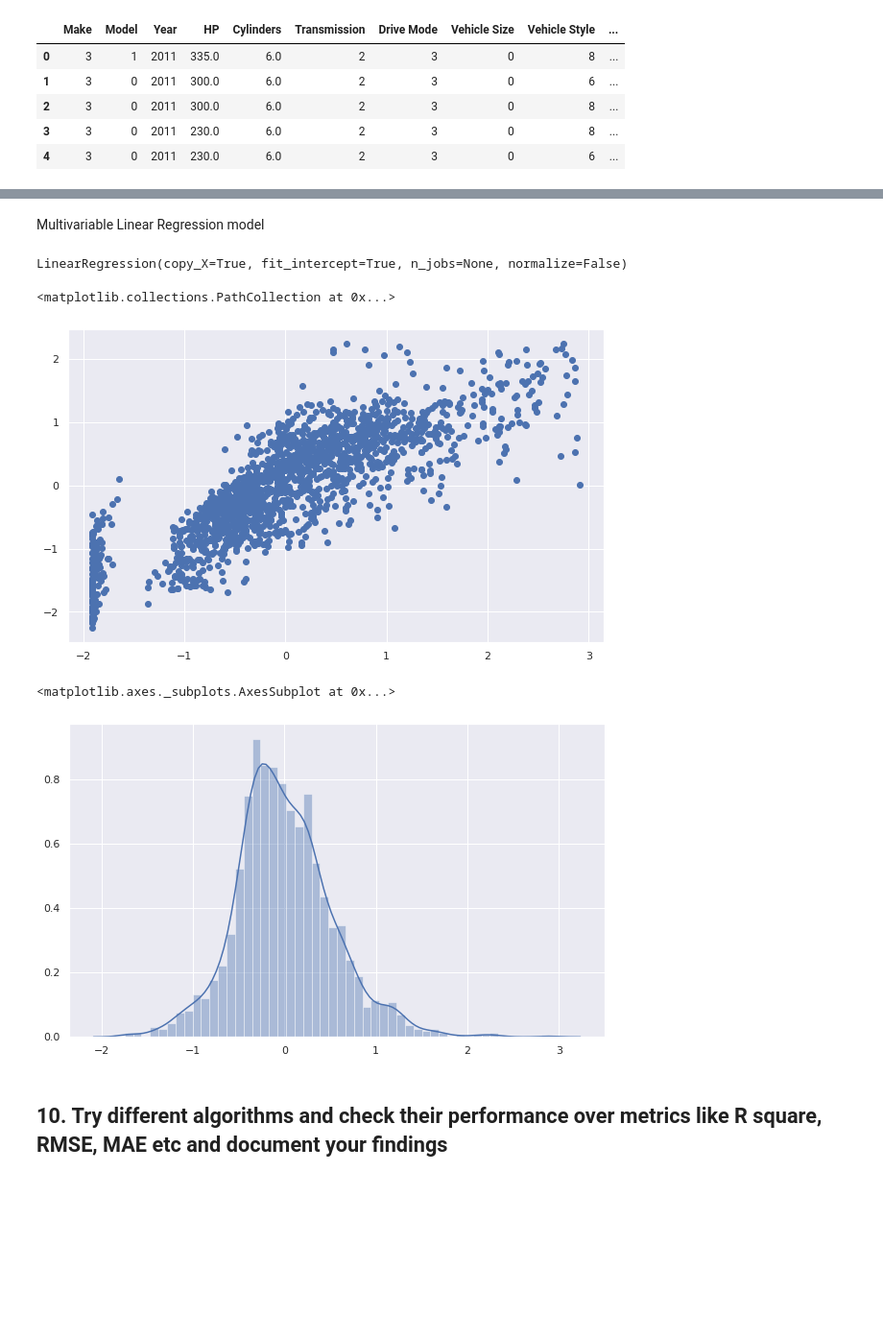
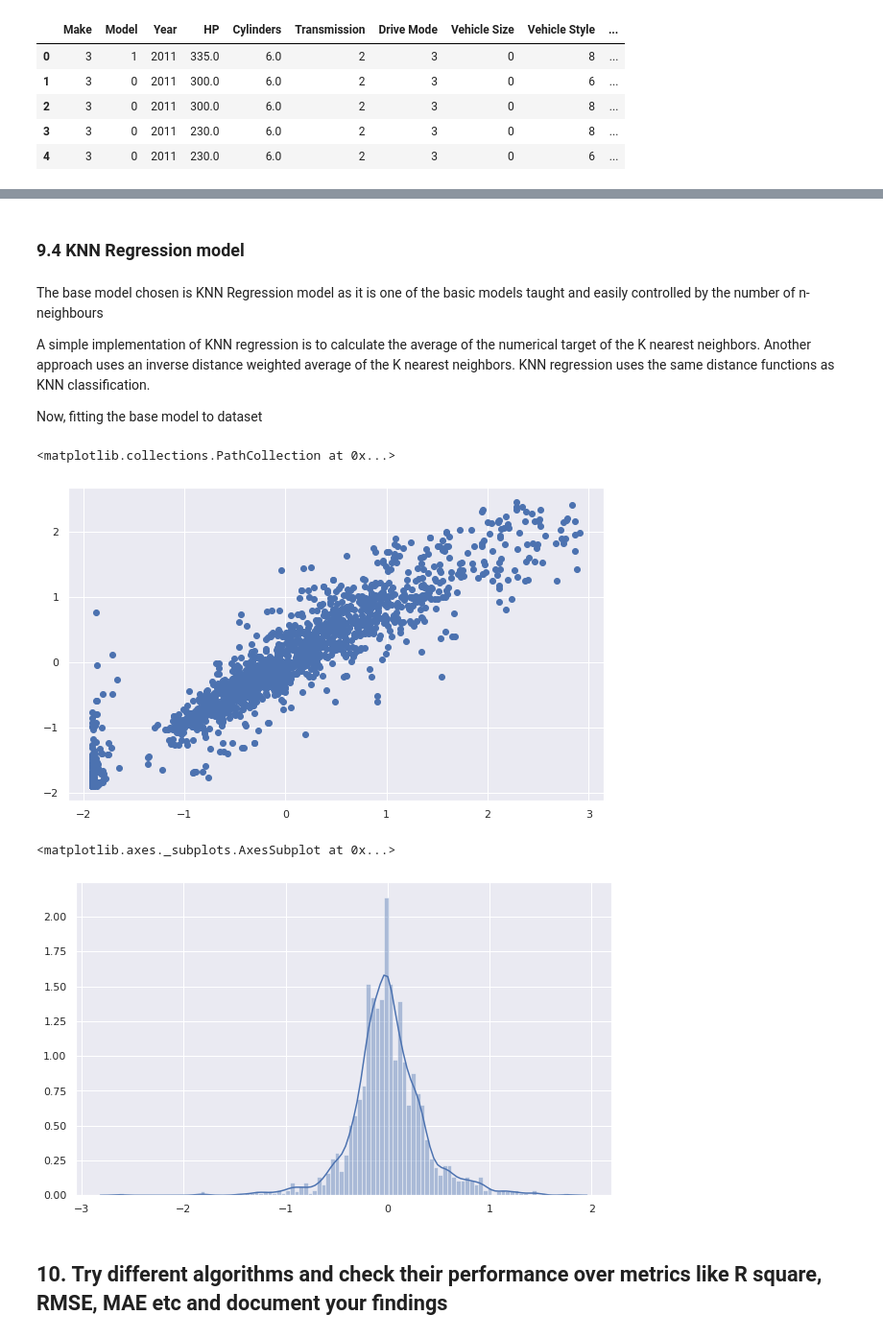
Before and after one commit to Neelanjan-Goswami/Final-versions-of-Solutions-or-Pratisamadhati, a Jupyter notebook: Internship_Project_(EDA_on_cars).ipynb, the cells around one changed output, grey strips where cells are left out. Shown at 96% size. Drawn from its saved outputs; the diff is of its cells as text; code cells hidden in the pictures; blank space fills up the shorter version.

Commit message:
Exploratory Data Analysis on car dataset

```diff
--- a/Internship_Project_(EDA_on_cars).ipynb
+++ b/Internship_Project_(EDA_on_cars).ipynb
@@ -860,29 +853,34 @@ Splitting of dataset in 80:20 ratio
 # Splitting the dataset into the Training set and Test set
 from sklearn.model_selection import train_test_split
 X_train, X_test, y_train, y_test = train_test_split(X, y, test_size = 0.2, random_state = 0)
-# %% [markdown]
-Multivariable Linear Regression model
+# %% [markdown]
+### 9.4 KNN Regression model
+# %% [markdown]
+The base model chosen is KNN Regression model as it is one of the basic models taught and easily controlled by the number of n-neighbours
+
+A simple implementation of KNN regression is to calculate the average of the numerical target of the K nearest neighbors. Another approach uses an inverse distance weighted average of the K nearest neighbors. KNN regression uses the same distance functions as KNN classification.
+
+Now, fitting the base model to dataset
 # %%
-# Fitting Multivariable Linear Regression to the Training set
-from sklearn.linear_model import LinearRegression
-regressor = LinearRegression()
-regressor.fit(X_train, y_train)
+# Fitting KNN Regression to the dataset
+from sklearn.neighbors import KNeighborsRegressor
+knnr = KNeighborsRegressor(n_neighbors = 10)
+knnr.fit(X_train, y_train)
+y_pred = knnr.predict(X_test)
-# %% [output]
-LinearRegression(copy_X=True, fit_intercept=True, n_jobs=None, normalize=False)
 # %%
 # Predicting the Test set results
-y_pred = regressor.predict(X_test)
+y_pred = knnr.predict(X_test)
 plt.figure(figsize=(10,6))
 plt.scatter(y_test,y_pred)
 # %% [output]
 <matplotlib.collections.PathCollection at 0x...>
-[figure, old version]
+[figure, new version]
 # %%
 plt.figure(figsize=(10,6))
-sns.distplot((y_test-y_pred),bins=50)
+sns.distplot((y_test-y_pred),bins=100)
 # %% [output]
 <matplotlib.axes._subplots.AxesSubplot at 0x...>
-[figure, old version]
+[figure, new version]
 # %% [markdown]
 ## 10. **Try different algorithms and check their performance over metrics like R square, RMSE, MAE etc and document your findings**
 # %% [markdown]
```
Also changed, not shown: parts of 31 cells of this notebook.
